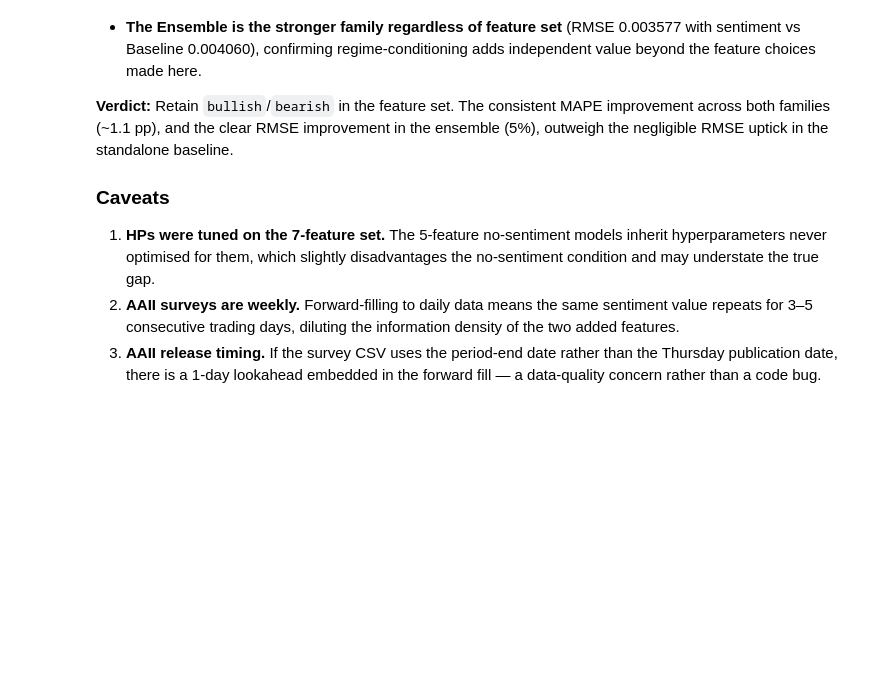
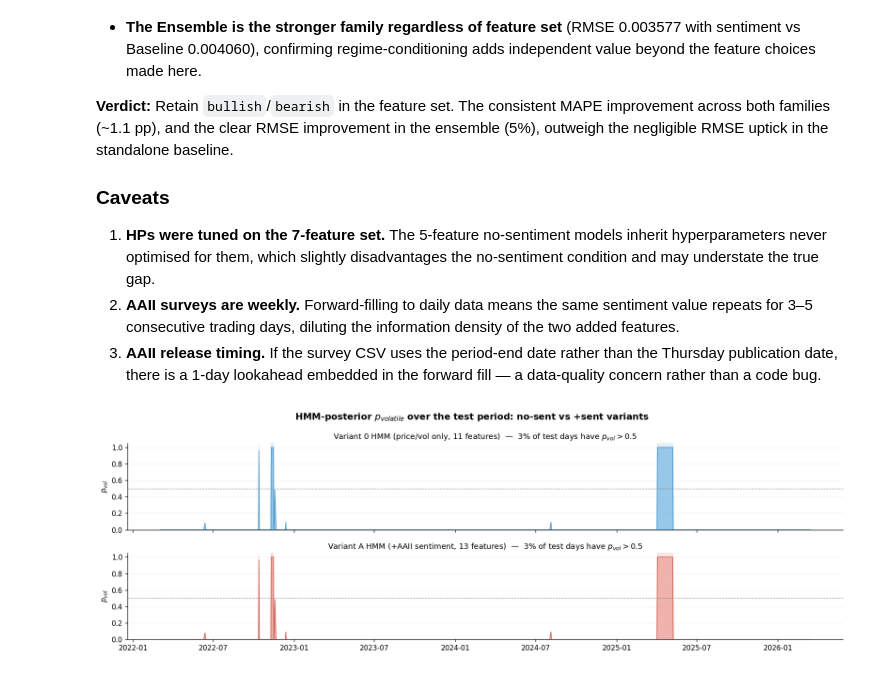
Before and after one commit to maharajhaider/StockVolatilitySight, a Jupyter notebook: notebooks/07_sentiment_ablation.ipynb, the cells around one changed output. Drawn from its saved outputs; the diff is of its cells as text; code cells hidden in the pictures; blank space fills up the shorter version.

Commit message:
added a graph for the hmm

```diff
--- a/notebooks/07_sentiment_ablation.ipynb
+++ b/notebooks/07_sentiment_ablation.ipynb
@@ -258,7 +349,15 @@ def train_baseline(features: list[str], hps: dict, label: str) -> dict:
     }
 
 
-def train_ensemble(features: list[str], calm_hps: dict, vol_hps: dict, label: str) -> dict:
+def train_ensemble(
+    features: list[str],
+    calm_hps: dict,
+    vol_hps: dict,
+    label: str,
+    rp_variant: pd.DataFrame,
+    calm_state: int,
+    volatile_state: int,
+) -> dict:
     """
     Train calm + volatile LSTMs on regime-filtered windows (same logic as
     train_LSTM_regime.py), then blend with HMM soft probabilities.
@@ -277,13 +376,13 @@ def train_ensemble(features: list[str], calm_hps: dict, vol_hps: dict, label: st
     sc = StandardScaler().fit(X_tr)
     X_tr, X_vl, X_te = sc.transform(X_tr), sc.transform(X_vl), sc.transform(X_te)
 
-    vi_tr = _viterbi_for(train_df, features)
-    vi_vl = _viterbi_for(val_df,   features)
+    vi_tr = _viterbi_for(train_df, features, rp_variant)
+    vi_vl = _viterbi_for(val_df,   features, rp_variant)
 
     preds = {}
     for regime, hps, state in [
-        ("calm",     calm_hps, CALM_STATE),
-        ("volatile", vol_hps,  VOLATILE_STATE),
+        ("calm",     calm_hps, calm_state),
+        ("volatile", vol_hps,  volatile_state),
     ]:
         print(f"  [{regime}]  hidden={hps['hidden_size']}  n_layers={hps['n_layers']}  "
               f"seq_len={hps['seq_len']}  dropout={hps['dropout']:.3f}")
@@ -317,7 +416,7 @@ def train_ensemble(features: list[str], calm_hps: dict, vol_hps: dict, label: st
     # start date; dropna() handles the remaining gaps.
     df = pd.concat(preds.values(), axis=1)
     df["target"] = test_df[TARGET]   # pandas aligns by date index
-    df = df.join(rp[["p_calm", "p_volatile"]], how="inner").dropna()
+    df = df.join(rp_variant[["p_calm", "p_volatile"]], how="inner").dropna()
     df["ensemble"] = df["p_calm"] * df["calm"] + df["p_volatile"] * df["volatile"]
 
     m_ens  = regression_metrics(df["target"].values, df["ensemble"].values)
@@ -535,3 +662,41 @@ ensemble (5%), outweigh the negligible RMSE uptick in the standalone baseline.
 3. **AAII release timing.** If the survey CSV uses the period-end date rather
    than the Thursday publication date, there is a 1-day lookahead embedded in
    the forward fill — a data-quality concern rather than a code bug.
+# %%
+# HMM posterior comparison (styled like the regime-disagreement chart)
+fig, axes = plt.subplots(2, 1, figsize=(15, 5), sharex=True)
+
+posterior_panels = [
+    (axes[0], ens_no["df"]["p_volatile"],  "Variant 0 HMM (price/vol only, 11 features)", "#5DADE2", "#2E86C1"),
+    (axes[1], ens_sent["df"]["p_volatile"], "Variant A HMM (+AAII sentiment, 13 features)", "#F1948A", "#C0392B"),
+]
+
+for ax, p_vol, title, fill_color, line_color in posterior_panels:
+    p_vol = p_vol.sort_index()
+    share_over_05 = 100.0 * (p_vol > 0.5).mean()
+
+    ax.fill_between(p_vol.index, p_vol.values, color=fill_color, alpha=0.55)
+    ax.plot(p_vol.index, p_vol.values, color=line_color, lw=0.7, alpha=0.95)
+    ax.axhline(0.5, color="gray", lw=0.8, ls="--", alpha=0.8)
+
+    # Highlight contiguous intervals where regime posterior is mostly volatile.
+    mask = p_vol > 0.5
+    if mask.any():
+        group_id = (mask.ne(mask.shift(fill_value=False))).cumsum()
+        for _, grp in p_vol[mask].groupby(group_id[mask]):
+            ax.axvspan(grp.index[0], grp.index[-1], color=line_color, alpha=0.12)
+
+    ax.set_ylim(0.0, 1.05)
+    ax.set_ylabel(r"$p_{vol}$")
+    ax.set_title(f"{title}  —  {share_over_05:.0f}% of test days have $p_{{vol}} > 0.5$", fontsize=11)
+    ax.grid(axis="y", alpha=0.15)
+
+fig.suptitle(
+    r"HMM-posterior $p_{volatile}$ over the test period: no-sent vs +sent variants",
+    fontsize=13,
+    fontweight="bold",
+)
+fig.tight_layout()
+plt.show()
+# %% [output]
+[figure, added]
```
Also changed, not shown: parts of 7 cells of this notebook, 2 other files.
